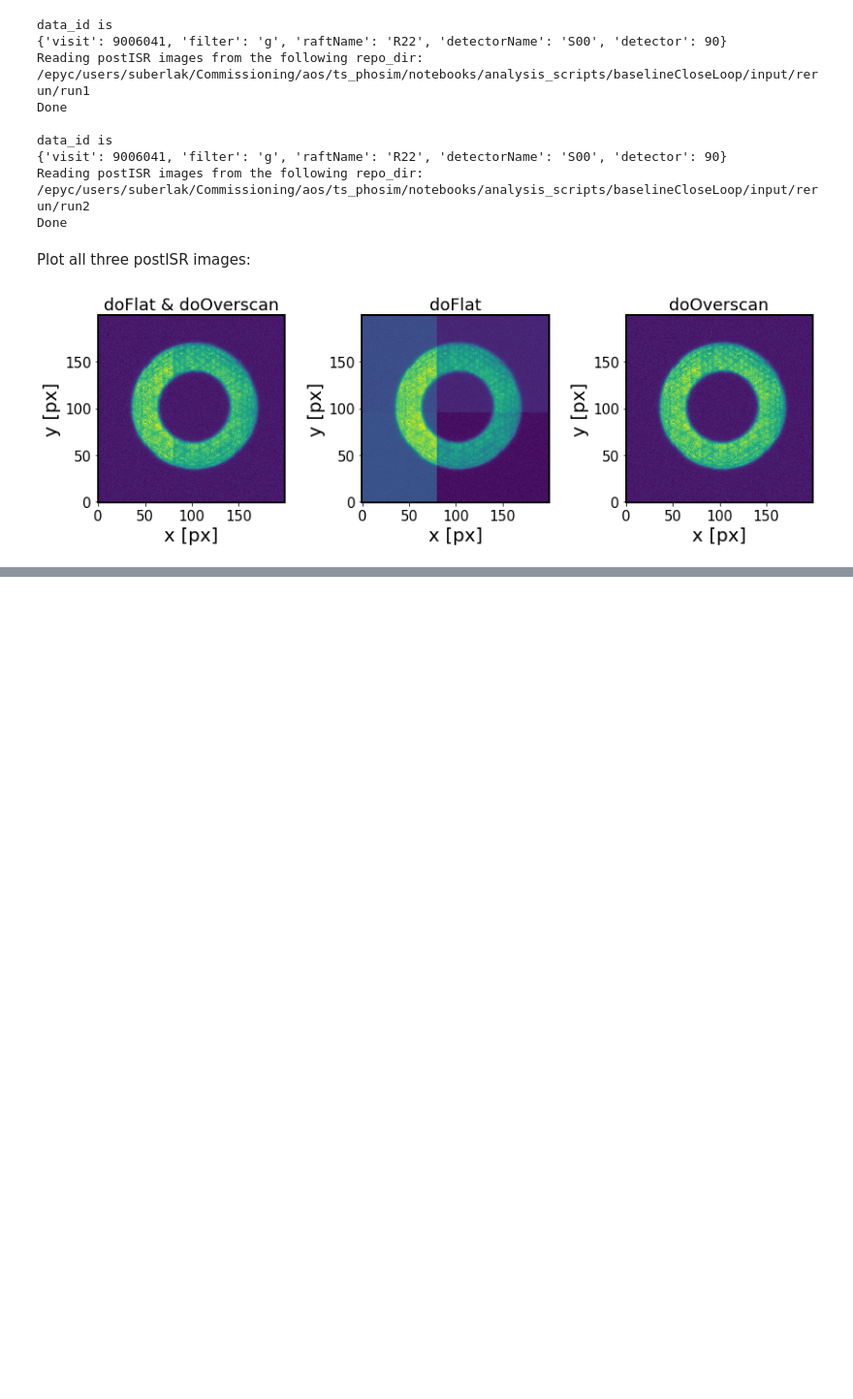
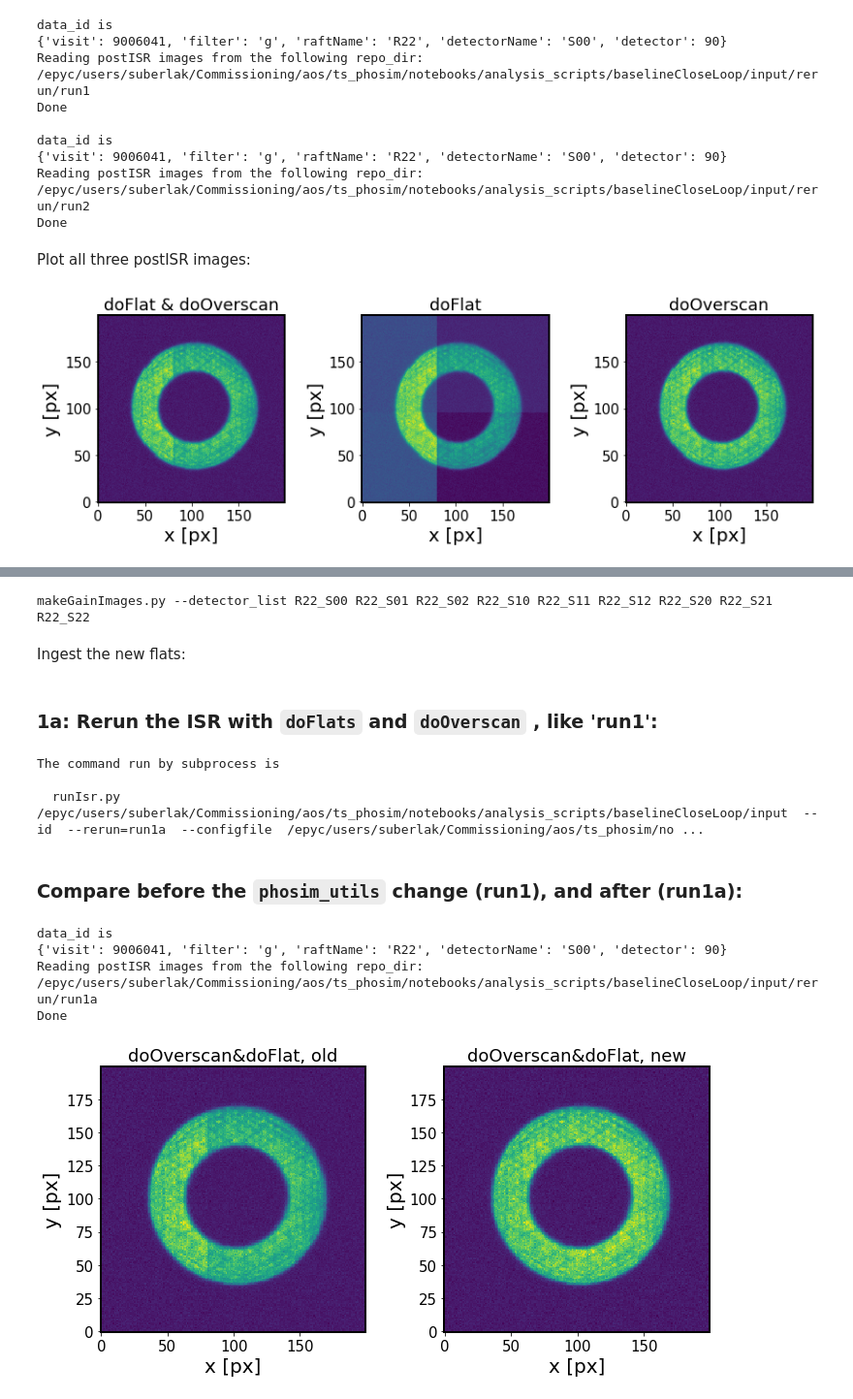
Before and after one commit to lsst-ts/ts_phosim, a Jupyter notebook: notebooks/analysis_notebooks/AOS_ISR_baseline.ipynb, the cells around one changed output, grey strips where cells are left out. Shown at 97% size. Cells and saved outputs as stored; diff of their text form; code cells hidden in the pictures; blank space fills up the shorter version.

```diff
--- a/notebooks/analysis_notebooks/AOS_ISR_baseline.ipynb
+++ b/notebooks/analysis_notebooks/AOS_ISR_baseline.ipynb
@@ -355,0 +382,30 @@ p
+# %%
+from lsst.ts.wep.Utility import runProgram
+sensorNameList  = ["R22_S00", "R22_S01", "R22_S02", "R22_S10", "R22_S11",
+                  "R22_S12", "R22_S20", "R22_S21", "R22_S22"]
+# make fake flats for comcam sensors ...
+def _makeCalibs(outputDir, sensorNameList):
+    fakeFlatDirName = "fake_flats"
+    fakeFlatDir = os.path.join(outputDir, fakeFlatDirName)
+    if (not os.path.exists(fakeFlatDir)):
+        os.makedirs(fakeFlatDir)
+
+    detector = " ".join(sensorNameList)
+
+    currWorkDir = os.getcwd()
+    os.chdir(fakeFlatDir)
+
+    command = "makeGainImages.py"
+    argstring = "--detector_list %s" % detector
+    print(command, argstring)
+    runProgram(command, argstring=argstring)
+
+    os.chdir(currWorkDir)
+
+    return fakeFlatDir
+
+fakeFlatDir = _makeCalibs(data_dir, sensorNameList)
+# %% [output]
+makeGainImages.py --detector_list R22_S00 R22_S01 R22_S02 R22_S10 R22_S11 R22_S12 R22_S20 R22_S21 R22_S22
+# %% [markdown]
+Ingest the new flats:
@@ -355,0 +420,2 @@ p
+# %% [markdown]
+### 1a: Rerun the ISR with `doFlats` and `doOverscan` , like 'run1':
@@ -355,0 +438,48 @@ p
+# %%
+import subprocess
+
+cmd = ['runIsr.py',input_dir, '--id', '--rerun=run1a',
+        '--configfile', config_path,
+        '--no-versions',]# '--clobber-config']
+
+a = ''
+for x in cmd:
+    a += ' %s '% x
+print('The command run by subprocess is ')
+print('\n',a)
+
+proc = subprocess.Popen(cmd, stdout=subprocess.PIPE)
+output = proc.communicate()[0]
+# %% [output]
+The command run by subprocess is
+
+  runIsr.py  /epyc/users/suberlak/Commissioning/aos/ts_phosim/notebooks/analysis_scripts/baselineCloseLoop/input  --id  --rerun=run1a  --configfile  /epyc/users/suberlak/Commissioning/aos/ts_phosim/no ...
+# %% [markdown]
+### Compare before the `phosim_utils` change (run1), and after (run1a):
+# %%
+isrImage1a = at.readImage(data_dir, focalType='intra',
+                     raft='R22', detector='S00',
+                     imgType='postISR', obsId=9006041, rerun='run1a')
+# %% [output]
+data_id is
+{'visit': 9006041, 'filter': 'g', 'raftName': 'R22', 'detectorName': 'S00', 'detector': 90}
+Reading postISR images from the following repo_dir:
+/epyc/users/suberlak/Commissioning/aos/ts_phosim/notebooks/analysis_scripts/baselineCloseLoop/input/rerun/run1a
+Done
+# %%
+%matplotlib inline
+import matplotlib.pyplot as plt
+import imp
+import sys
+sys.path.append('/epyc/users/suberlak/Commissioning/aos/ts_phosim/notebooks/analysis_tools/')
+import analysisTools as at
+imp.reload(at)
+fig,ax = plt.subplots(1,2,figsize=(10,5))
+
+at.plotImage(isrImage1[xMin:xMax,yMin:yMax], ax=ax[0], log=False, sensor='R22_S00', focalType='intra',
+             addColorbar=False, addTitle=True, title='doOverscan&doFlat, old')
+
+at.plotImage(isrImage1a[xMin:xMax,yMin:yMax], ax=ax[1], log=False, sensor='R22_S00', focalType='intra',
+             addColorbar=False, addTitle=True, title='doOverscan&doFlat, new')
+# %% [output]
+[figure, added]
```
Also changed, not shown: parts of 11 cells of this notebook.
